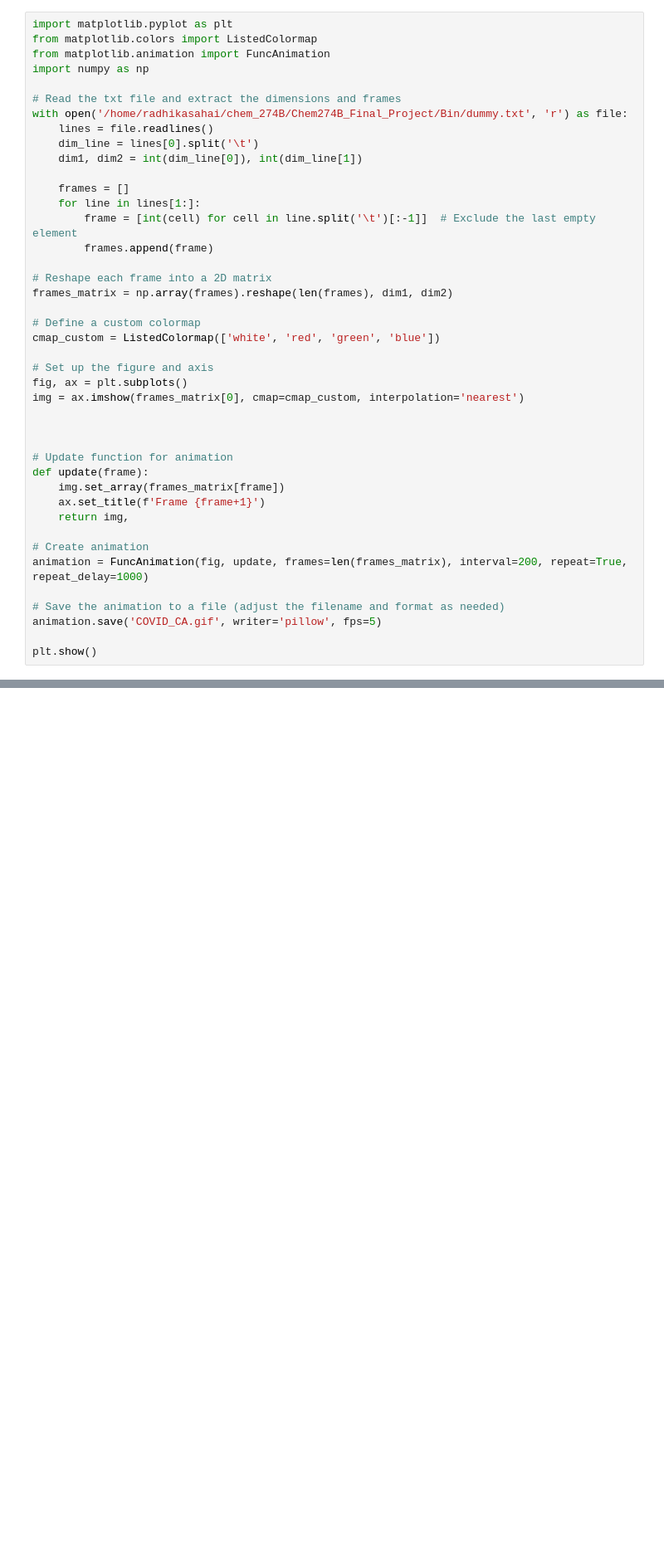
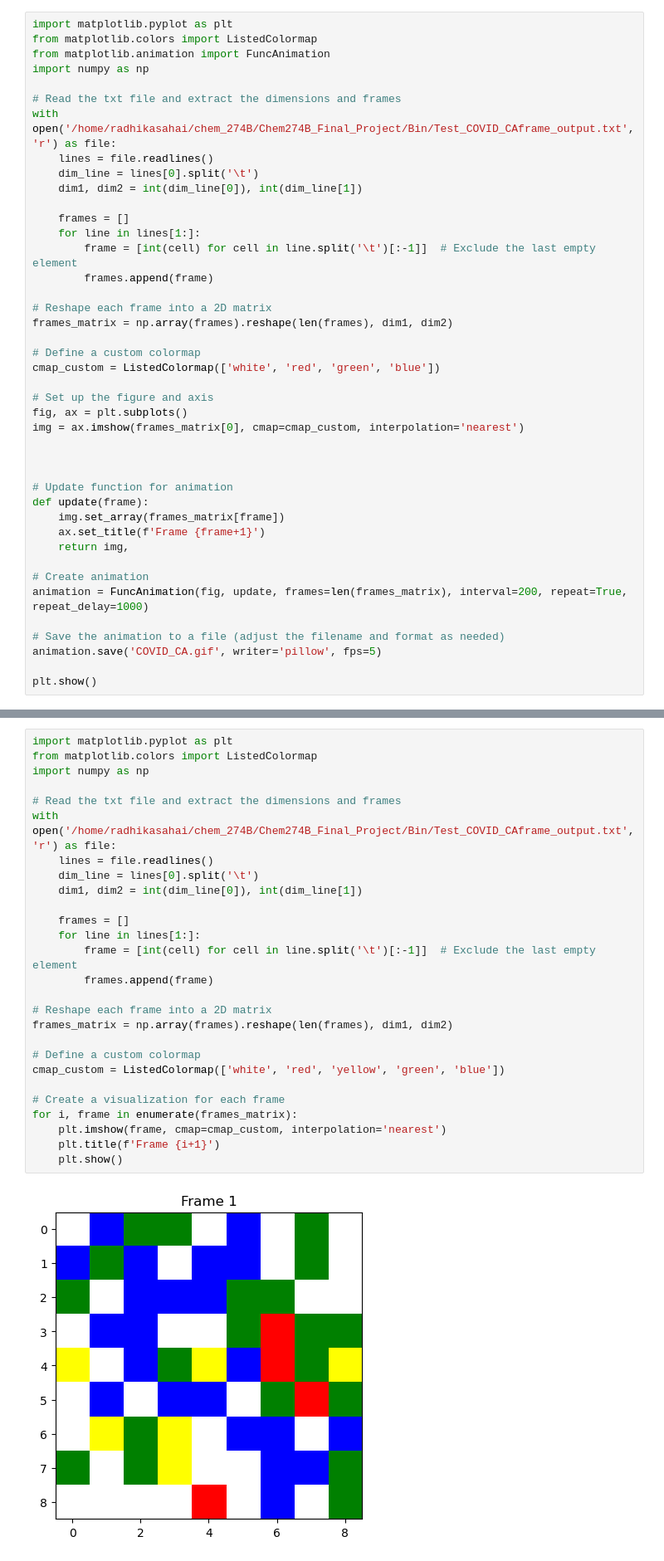
Before and after one commit to brandonrobello/Chem274B_Final_Project, a Jupyter notebook: Utils/Plots/COVID_vis.ipynb, the cells around one changed output, grey strips where cells are left out. Shown at 83% size. Cells and saved outputs as stored; diff of their text form; blank space fills up the shorter version.

Commit message:
COVID visuals pt2

```diff
--- a/Utils/Plots/COVID_vis.ipynb
+++ b/Utils/Plots/COVID_vis.ipynb
@@ -44,7 +44,7 @@ from matplotlib.animation import FuncAnimation
 import numpy as np
 
 # Read the txt file and extract the dimensions and frames
-with open('/home/radhikasahai/chem_274B/Chem274B_Final_Project/Bin/dummy.txt', 'r') as file:
+with open('/home/radhikasahai/chem_274B/Chem274B_Final_Project/Bin/Test_COVID_CAframe_output.txt', 'r') as file:
     lines = file.readlines()
     dim_line = lines[0].split('\t')
     dim1, dim2 = int(dim_line[0]), int(dim_line[1])
@@ -81,3 +81,32 @@ animation.save('COVID_CA.gif', writer='pillow', fps=5)
 plt.show()
 # %% [output]
 [figure]
+# %%
+import matplotlib.pyplot as plt
+from matplotlib.colors import ListedColormap
+import numpy as np
+
+# Read the txt file and extract the dimensions and frames
+with open('/home/radhikasahai/chem_274B/Chem274B_Final_Project/Bin/Test_COVID_CAframe_output.txt', 'r') as file:
+    lines = file.readlines()
+    dim_line = lines[0].split('\t')
+    dim1, dim2 = int(dim_line[0]), int(dim_line[1])
+
+    frames = []
+    for line in lines[1:]:
+        frame = [int(cell) for cell in line.split('\t')[:-1]]  # Exclude the last empty element
+        frames.append(frame)
+
+# Reshape each frame into a 2D matrix
+frames_matrix = np.array(frames).reshape(len(frames), dim1, dim2)
+
+# Define a custom colormap
+cmap_custom = ListedColormap(['white', 'red', 'yellow', 'green', 'blue'])
+
+# Create a visualization for each frame
+for i, frame in enumerate(frames_matrix):
+    plt.imshow(frame, cmap=cmap_custom, interpolation='nearest')
+    plt.title(f'Frame {i+1}')
+    plt.show()
+# %% [output]
+[figure, added]
```
Also changed, not shown: parts of 3 cells of this notebook, 2 other files.
